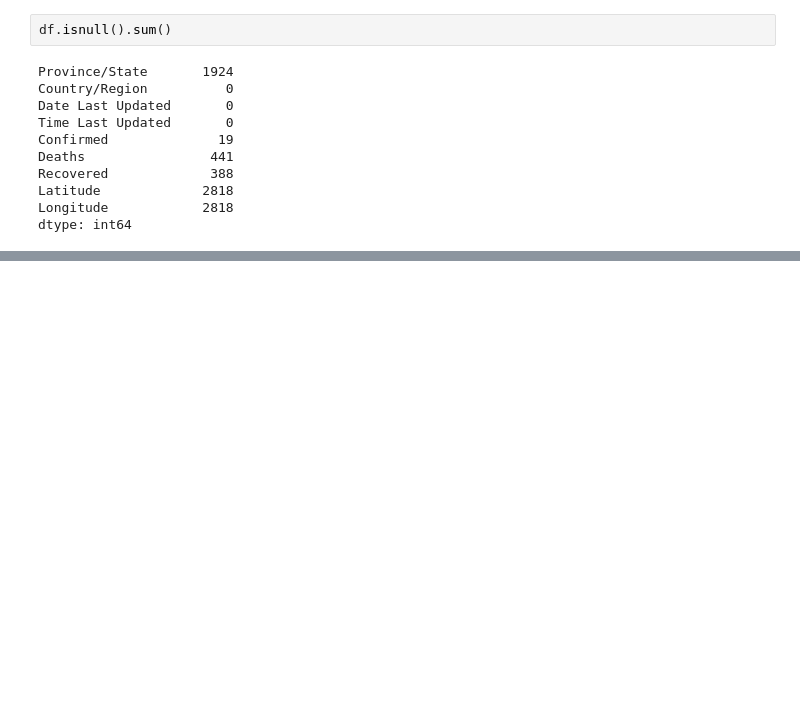
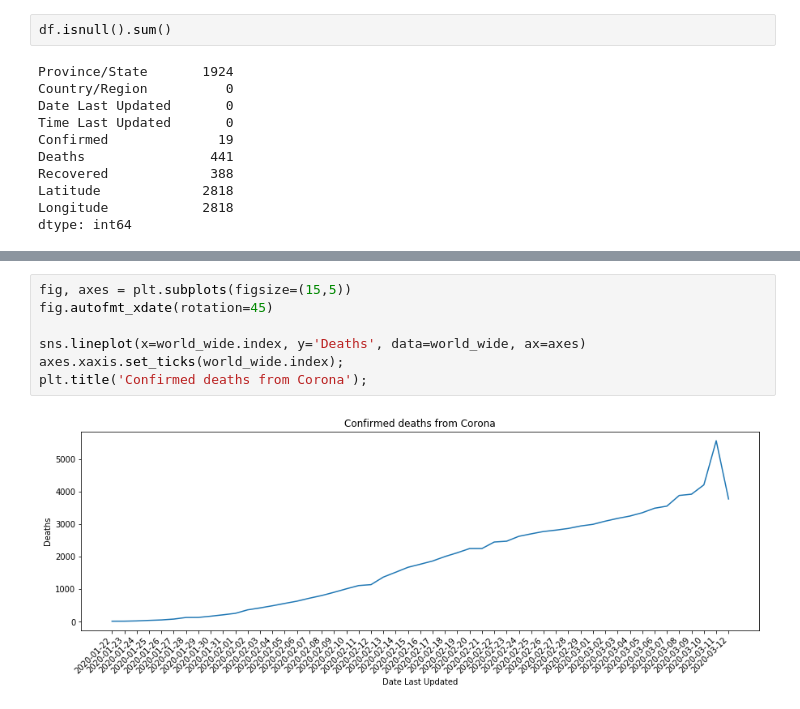
Before and after one commit to eytanohana/COVID-19, a Jupyter notebook: Data Exploration.ipynb, the cells around one changed output, grey strips where cells are left out. Cells and saved outputs as stored; diff of their text form; blank space fills up the shorter version.

```diff
--- a/Data Exploration.ipynb
+++ b/Data Exploration.ipynb
@@ -104,0 +116,9 @@ sns.lineplot(x='Date Last Updated', y='Confirmed', data=world_wide, ax=axes[0])
+# %%
+fig, axes = plt.subplots(figsize=(15,5))
+fig.autofmt_xdate(rotation=45)
+
+sns.lineplot(x=world_wide.index, y='Deaths', data=world_wide, ax=axes)
+axes.xaxis.set_ticks(world_wide.index);
+plt.title('Confirmed deaths from Corona');
+# %% [output]
+[figure, added]
```
Also changed, not shown: parts of 7 cells of this notebook.
